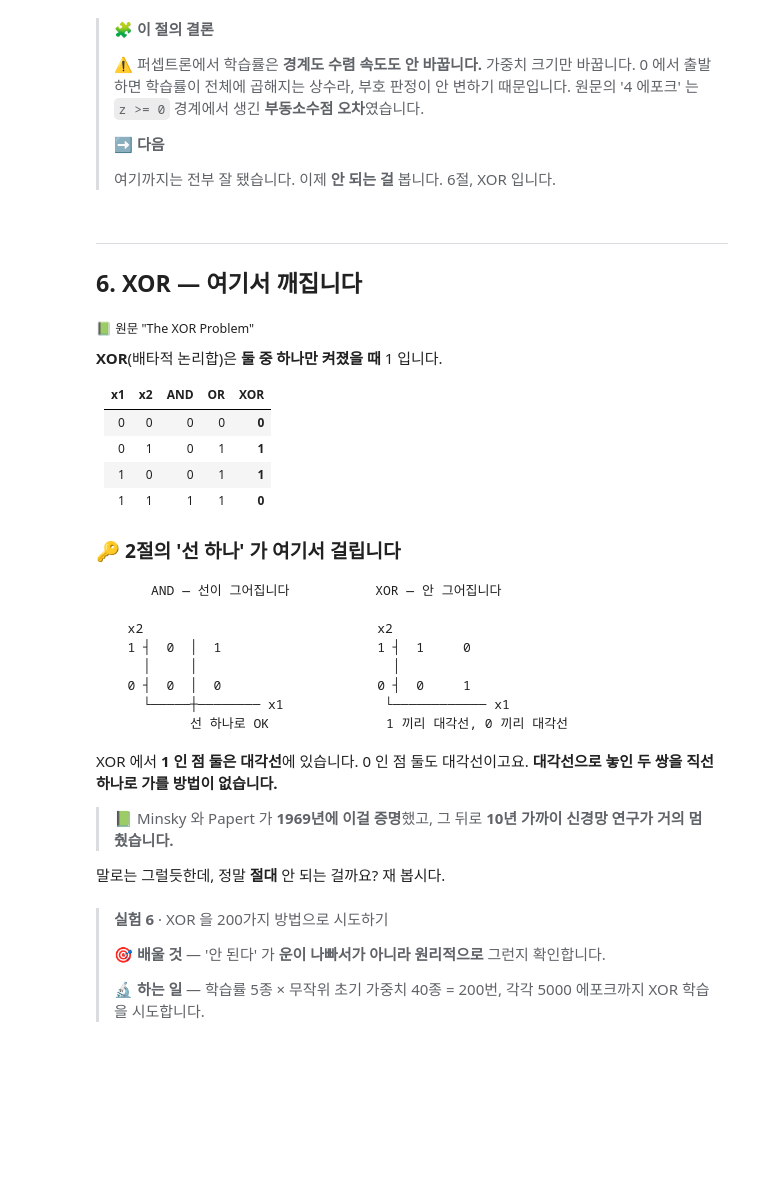
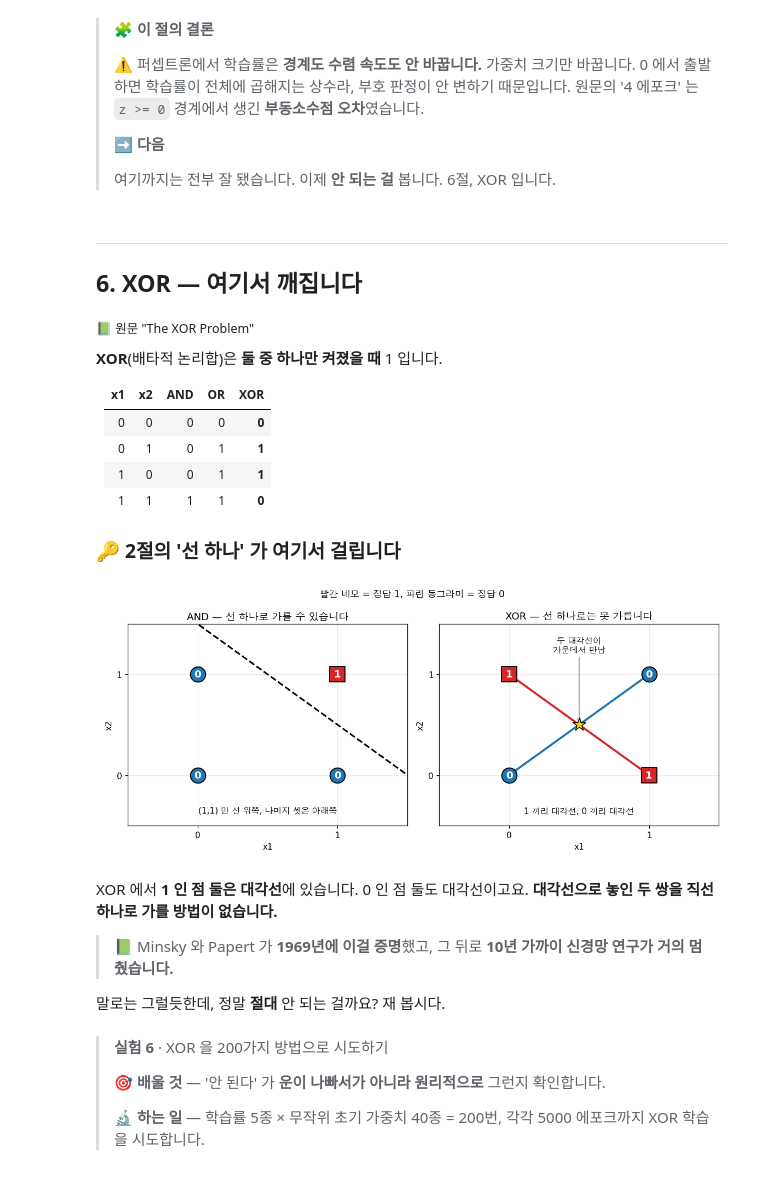
Before and after one commit to gyulrangdev/study-gyul, a Jupyter notebook: ai/ai-engineering-from-scratch-study/phase3/01-the-perceptron.ipynb, the cells around one changed output. Saved outputs shown, nothing was run; the diff lists cells and outputs as text; code cells hidden in the pictures; blank space fills up the shorter version.

````diff
--- a/ai/ai-engineering-from-scratch-study/phase3/01-the-perceptron.ipynb
+++ b/ai/ai-engineering-from-scratch-study/phase3/01-the-perceptron.ipynb
@@ -711,25 +976,60 @@ print(f"      2진수로 딱 떨어지는 학습률(0.25, 0.5)을 쓰면 수학
 | 1 | 1 | 1 | 1 | **0** |
 
 ### 🔑 2절의 '선 하나' 가 여기서 걸립니다
-
-```
-     AND — 선이 그어집니다           XOR — 안 그어집니다
-
-  x2                              x2
-  1 ┤  0  │  1                    1 ┤  1     0
-    │     │                         │
-  0 ┤  0  │  0                    0 ┤  0     1
-    └─────┼──────── x1             └──────────── x1
-          선 하나로 OK               1 끼리 대각선, 0 끼리 대각선
-```
-
-XOR 에서 **1 인 점 둘은 대각선**에 있습니다. 0 인 점 둘도 대각선이고요.
-**대각선으로 놓인 두 쌍을 직선 하나로 가를 방법이 없습니다.**
-
-> 📗 Minsky 와 Papert 가 **1969년에 이걸 증명**했고,
-> 그 뒤로 **10년 가까이 신경망 연구가 거의 멈췄습니다.**
-
-말로는 그럴듯한데, 정말 **절대** 안 되는 걸까요? 재 봅시다.
+# %%
+# ✨ 추가 — AND 와 XOR 을 같은 평면에 그려서 비교합니다
+import numpy as np
+import matplotlib.pyplot as plt
+
+네점 = [(0, 0), (0, 1), (1, 0), (1, 1)]
+정답들 = {"AND": [0, 0, 0, 1], "XOR": [0, 1, 1, 0]}
+
+그림, 축들 = plt.subplots(1, 2, figsize=(10.5, 4.6))
+
+for 축, (이름, 답) in zip(축들, 정답들.items()):
+    for (x, y), t in zip(네점, 답):
+        축.scatter(x, y, s=330, zorder=3, c="#d62728" if t else "#1f77b4",
+                  marker="s" if t else "o", edgecolors="k", linewidths=1.2)
+        축.annotate(str(t), (x, y), color="white", ha="center", va="center",
+                   fontsize=12, weight="bold", zorder=4)
+    축.set_xlim(-0.5, 1.5)
+    축.set_ylim(-0.5, 1.5)
+    축.set_xlabel("x1")
+    축.set_ylabel("x2")
+    축.set_xticks([0, 1])
+    축.set_yticks([0, 1])
+    축.grid(alpha=0.25)
+
+# AND: (1,1) 만 위쪽에 두는 선 x1 + x2 = 1.5
+축 = 축들[0]
+xs = np.linspace(-0.5, 1.5, 100)
+축.plot(xs, 1.5 - xs, "k--", lw=2)
+축.set_title("AND — 선 하나로 가를 수 있습니다", fontsize=12)
+축.text(0.5, -0.38, "(1,1) 만 선 위쪽, 나머지 셋은 아래쪽", ha="center", fontsize=10)
+
+# XOR: 1 끼리, 0 끼리 이은 대각선 두 개가 가운데서 만납니다
+축 = 축들[1]
+축.plot([0, 1], [1, 0], color="#d62728", lw=2.5, zorder=2)    # 1 인 두 점
+축.plot([0, 1], [0, 1], color="#1f77b4", lw=2.5, zorder=2)    # 0 인 두 점
+축.scatter(0.5, 0.5, s=260, marker="*", c="gold", edgecolors="k", zorder=5)
+축.annotate("두 대각선이\n가운데서 만남", (0.5, 0.5), xytext=(0.5, 1.22), ha="center", fontsize=10,
+           arrowprops=dict(arrowstyle="->", color="gray"))
+축.set_title("XOR — 선 하나로는 못 가릅니다", fontsize=12)
+축.text(0.5, -0.38, "1 끼리 대각선, 0 끼리 대각선", ha="center", fontsize=10)
+
+그림.suptitle("빨간 네모 = 정답 1, 파란 동그라미 = 정답 0", fontsize=11)
+plt.tight_layout()
+plt.show()
+# %% [output]
+[figure, added]
+# %% [markdown]
+XOR 에서 **1 인 점 둘은 대각선**에 있습니다. 0 인 점 둘도 대각선이고요.
+**대각선으로 놓인 두 쌍을 직선 하나로 가를 방법이 없습니다.**
+
+> 📗 Minsky 와 Papert 가 **1969년에 이걸 증명**했고,
+> 그 뒤로 **10년 가까이 신경망 연구가 거의 멈췄습니다.**
+
+말로는 그럴듯한데, 정말 **절대** 안 되는 걸까요? 재 봅시다.
 # %% [markdown]
 > **실험 6** · XOR 을 200가지 방법으로 시도하기
 >
````
Also changed, not shown: parts of 33 cells of this notebook, 2 other files.
